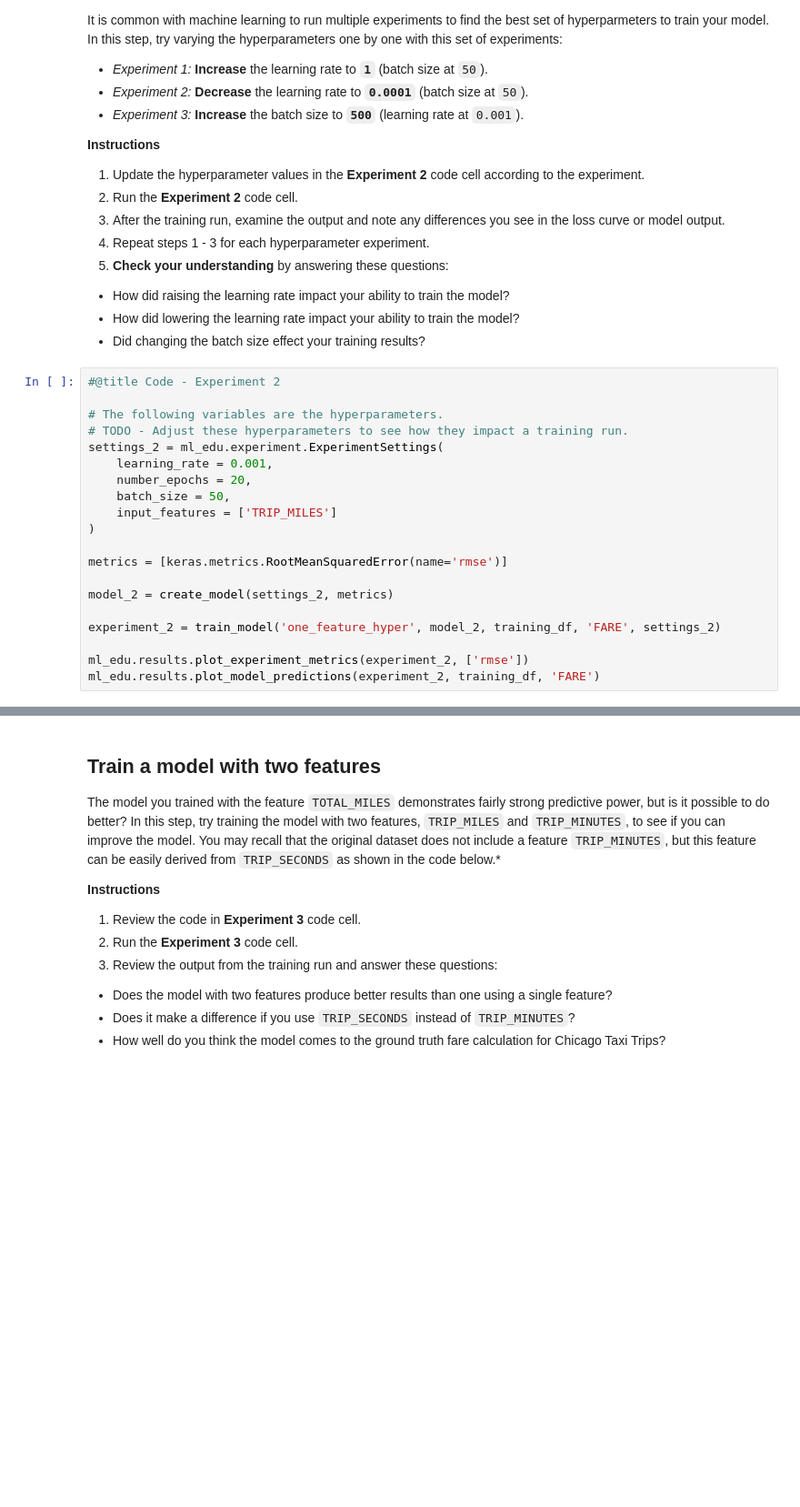
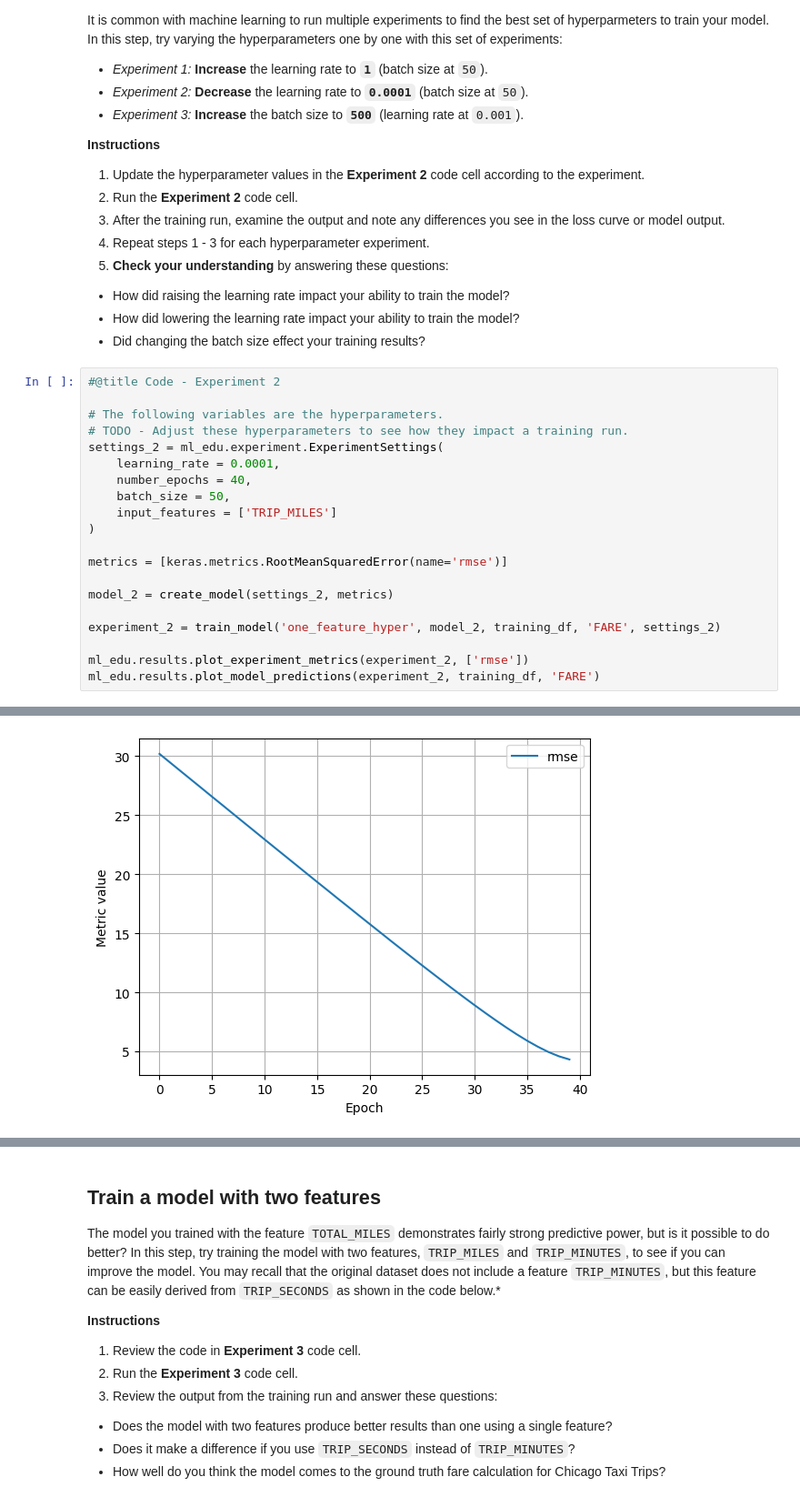
Before and after one commit to GugaPy/estudoml, a Jupyter notebook: ml/cc/exercises/linear_regression_taxi.ipynb, the cells around one changed output, grey strips where cells are left out. Shown at 91% size. Saved outputs shown, nothing was run; the diff lists cells and outputs as text; blank space fills up the shorter version.

```diff
--- a/ml/cc/exercises/linear_regression_taxi.ipynb
+++ b/ml/cc/exercises/linear_regression_taxi.ipynb
@@ -438,8 +471,8 @@ It is common with machine learning to run multiple experiments to find the best
 # The following variables are the hyperparameters.
 # TODO - Adjust these hyperparameters to see how they impact a training run.
 settings_2 = ml_edu.experiment.ExperimentSettings(
-    learning_rate = 0.001,
-    number_epochs = 20,
+    learning_rate = 0.0001,
+    number_epochs = 40,
     batch_size = 50,
     input_features = ['TRIP_MILES']
 )
@@ -452,3 +485,4 @@ experiment_2 = train_model('one_feature_hyper', model_2, training_df, 'FARE', se
 
 ml_edu.results.plot_experiment_metrics(experiment_2, ['rmse'])
 ml_edu.results.plot_model_predictions(experiment_2, training_df, 'FARE')
+# %% [output]
@@ -455,3 +507,4 @@ ml_edu.results.plot_model_predictions(experiment_2, training_df, 'FARE')
+[figure, added]
 # %%
 #@title Double-click to view answers for hyperparameter experiments
 
```
Also changed, not shown: parts of 10 cells of this notebook.
